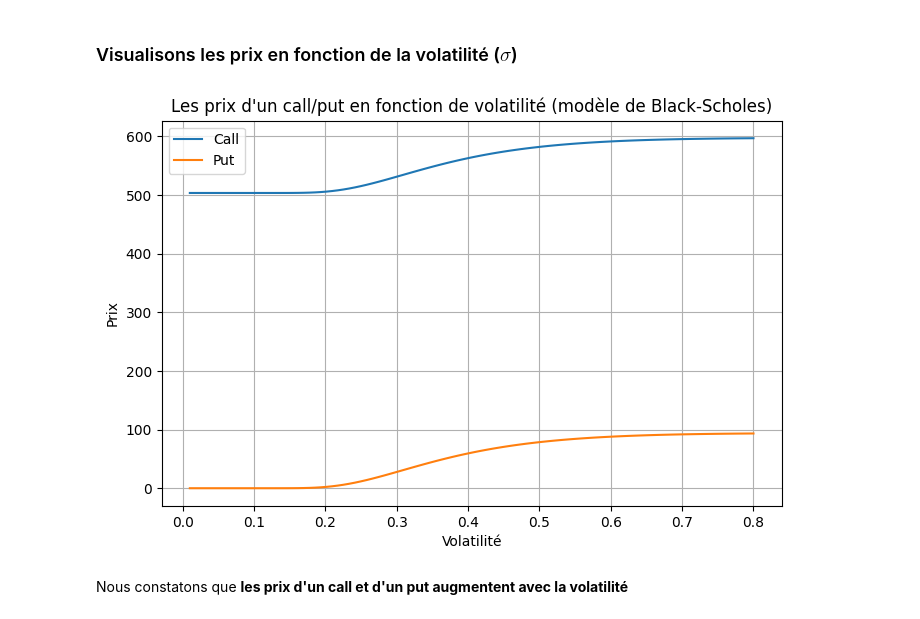
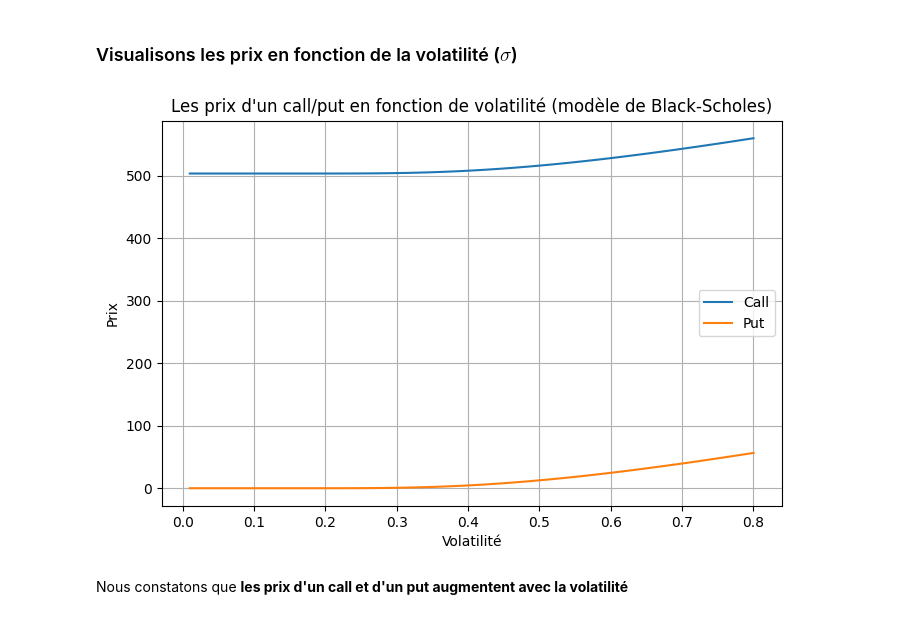
Before and after one commit to zmeikingleb/Financial_Models, a Jupyter notebook: Black Scholes.ipynb, the cells around one changed output. Drawn from its saved outputs; the diff is of its cells as text; code cells hidden in the pictures.

```diff
--- a/Black Scholes.ipynb
+++ b/Black Scholes.ipynb
@@ -85,29 +85,29 @@ $P(S_0, K, T, r, \sigma) = Ke^{-rT}\Phi(-d_2) - S_0\Phi(-d_1)$
 # %%
 def b_s_call(Sc,Kc,Tc,rc,sc):
     d1=(np.log(Sc/Kc) + (rc + 0.5 * sc**2)*Tc)/ (sc * np.sqrt(Tc))
-    d2 = d1 - np.sqrt(Tc)
+    d2 = d1 - sc*np.sqrt(Tc)
     return Sc*sk.norm.cdf(d1) - Kc* np.exp(-rc*Tc) * sk.norm.cdf(d2)
 
 def b_s_put(Sp,Kp,Tp,rp,sp):
     d1=(np.log(Sp/Kp) + (rp + 0.5 * sp**2)*Tp)/ (sp* np.sqrt(Tp))
-    d2 = d1 - np.sqrt(Tp)
+    d2 = d1 - sp*np.sqrt(Tp)
     return -Sp*sk.norm.cdf(-d1) + Kp * np.exp(-rp*Tp) * sk.norm.cdf(-d2)
 
 s= np.linspace(0.01, 0.8, 100)
 call_prices_sigma = [b_s_call(S0, K, T, r, sc) for sc in s ]
 put_prices_sigma = [b_s_put(S0, K, T, r, sp) for sp in s ]
 
 plt.figure(figsize=(8,5))
 plt.plot(s, call_prices_sigma, label="Call")
 plt.title("Les prix d'un call/put en fonction de volatilité (modèle de Black-Scholes)")
 plt.plot(s, put_prices_sigma, label="Put")
 plt.xlabel("Volatilité")
 plt.ylabel("Prix")
 plt.grid(True)
 plt.legend()
 plt.show()
 # %% [output]
-[figure, old version]
+[figure, new version]
 # %% [markdown]
 Nous constatons que **les prix d'un call et d'un put augmentent avec la volatilité**
 # %% [markdown]
```
Also changed, not shown: parts of 5 cells of this notebook.
